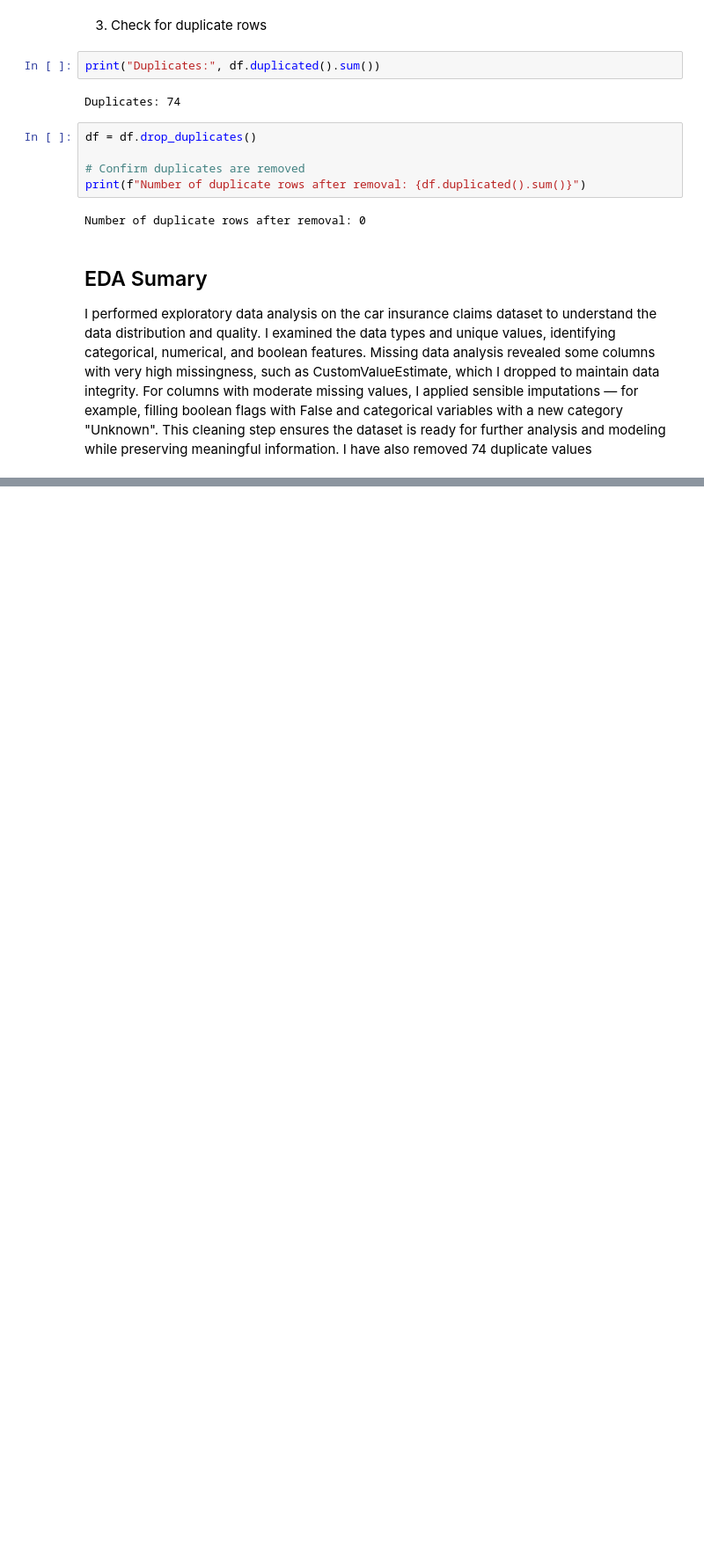
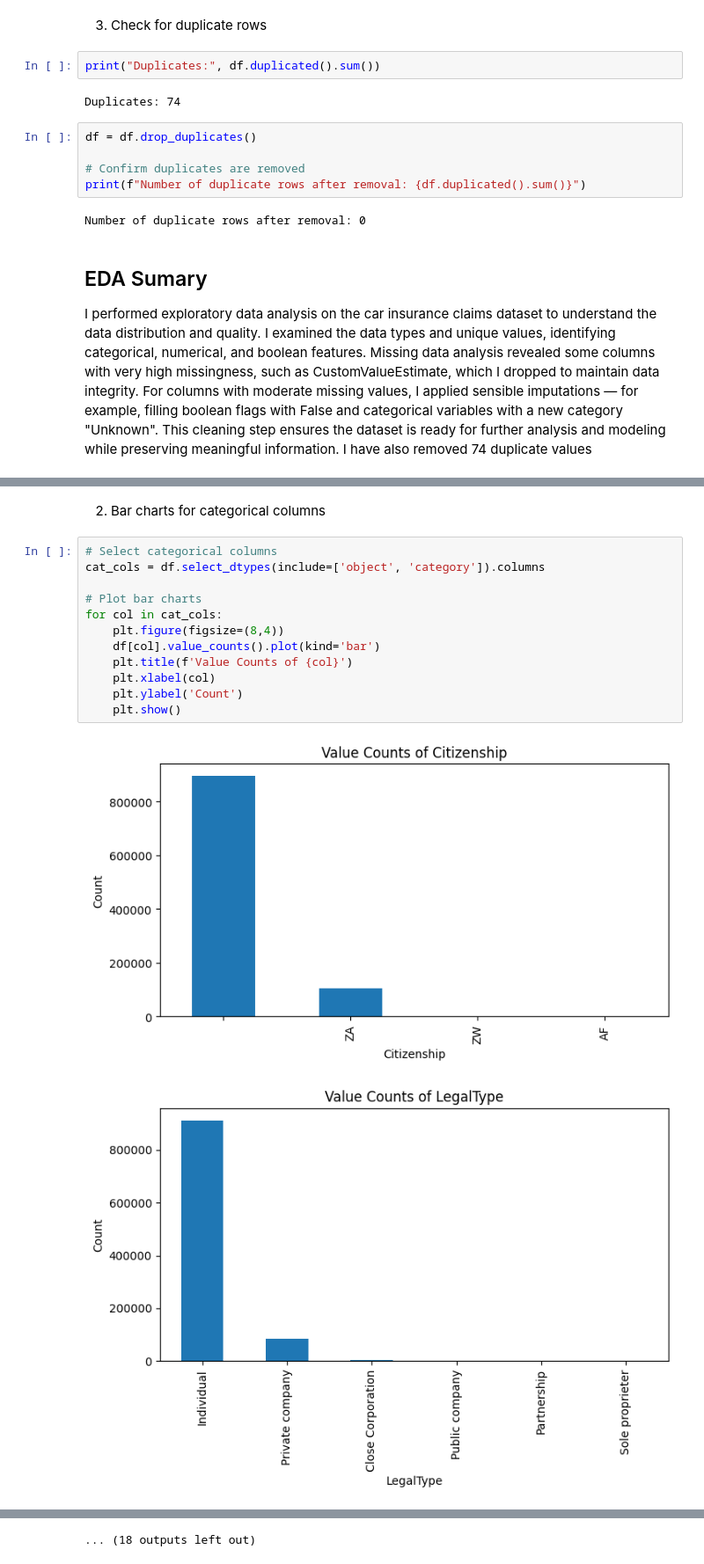
Before and after one commit to esubalew-gosaye/alpha-risk-analytics-predictive-modeling, a Jupyter notebook: notebooks/task_1_eda.ipynb, the cells around one changed output, grey strips where cells are left out. Shown at 88% size. Cells and saved outputs as stored; diff of their text form; blank space fills up the shorter version.

```diff
--- a/notebooks/task_1_eda.ipynb
+++ b/notebooks/task_1_eda.ipynb
@@ -353,0 +388,17 @@ df.describe()
+# %% [markdown]
+2. Bar charts for categorical columns
+# %%
+# Select categorical columns
+cat_cols = df.select_dtypes(include=['object', 'category']).columns
+
+# Plot bar charts
+for col in cat_cols:
+    plt.figure(figsize=(8,4))
+    df[col].value_counts().plot(kind='bar')
+    plt.title(f'Value Counts of {col}')
+    plt.xlabel(col)
+    plt.ylabel('Count')
+    plt.show()
+# %% [output]
+[figure, added]
+[figure, added]
@@ -353,0 +415 @@ df.describe()
+... (18 outputs left out)
```
Also changed, not shown: parts of 12 cells of this notebook.
